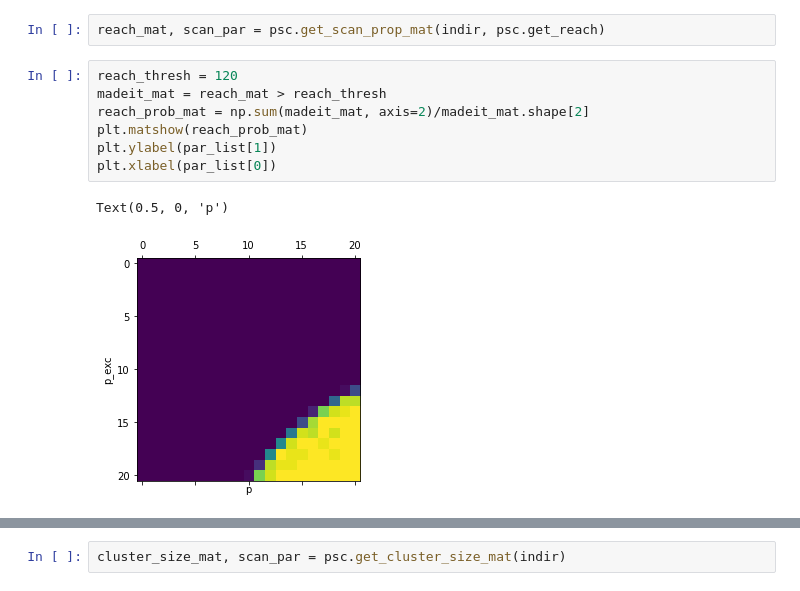
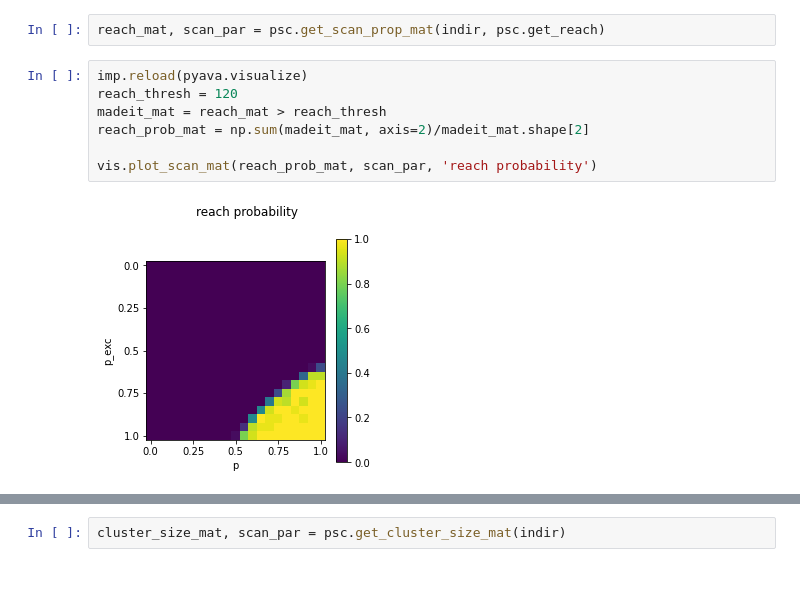
Before and after one commit to aloejhb/pyava, a Jupyter notebook: notebooks/parameter_scan_ed_perc_2d.ipynb, the cells around one changed output, grey strips where cells are left out. Drawn from its saved outputs; the diff is of its cells as text.

```diff
--- a/notebooks/parameter_scan_ed_perc_2d.ipynb
+++ b/notebooks/parameter_scan_ed_perc_2d.ipynb
@@ -70,12 +70,11 @@ indir = os.path.join(out_root_dir, subdir)
 # %%
 reach_mat, scan_par = psc.get_scan_prop_mat(indir, psc.get_reach)
 # %%
+imp.reload(pyava.visualize)
 reach_thresh = 120
 madeit_mat = reach_mat > reach_thresh
 reach_prob_mat = np.sum(madeit_mat, axis=2)/madeit_mat.shape[2]
-plt.matshow(reach_prob_mat)
-plt.ylabel(par_list[1])
-plt.xlabel(par_list[0])
+
+vis.plot_scan_mat(reach_prob_mat, scan_par, 'reach probability')
 # %% [output]
-Text(0.5, 0, 'p')
-[figure, old version]
+[figure, new version]
```
Also changed, not shown: parts of 11 cells of this notebook, 2 other files.
